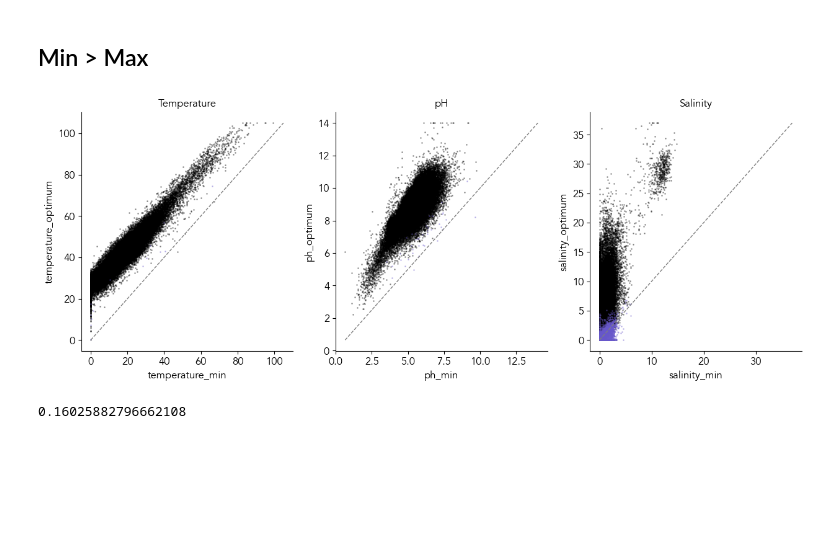
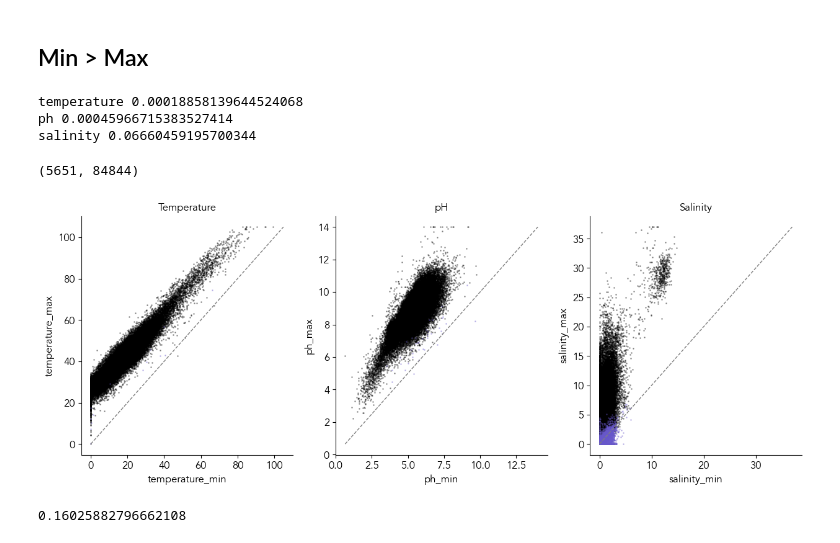
Before and after one commit to cultivarium/GenomeSPOT, a Jupyter notebook: notebooks/analyze_all_species.ipynb, the cells around one changed output. Drawn from its saved outputs; the diff is of its cells as text; code cells hidden in the pictures; blank space fills up the shorter version.

```diff
--- a/notebooks/analyze_all_species.ipynb
+++ b/notebooks/analyze_all_species.ipynb
@@ -206,7 +206,7 @@ df_features
 # df_features[[col for col in df_features.columns if col.startswith('all') and len(col.split('aa_')[-1]) != 2]].to_csv('gtdb_features_subset_20231203.tsv' , sep='\t')
 # %%
 # Optima
-
+from collections import defaultdict
 PATH_TO_PREDICTIONS = '/Users/tylerbarnum/cultivarium/external/gtdb/r214/predictions-v7'
 
 def oxygen_value_error_to_prob(value, error):
@@ -216,6 +216,9 @@ def oxygen_value_error_to_prob(value, error):
     else:
         probability = 1 - error
     return probability
+
+novel_for_target = defaultdict(list)
+
 
 sers = []
 for tsv in glob(f"{PATH_TO_PREDICTIONS}/*.predictions.tsv"):
@@ -229,6 +232,11 @@ for tsv in glob(f"{PATH_TO_PREDICTIONS}/*.predictions.tsv"):
         ser = ser.astype(float)
         ser.name = accession
         sers.append(ser)
+
+        for target in targets:
+            is_novel = dict(predictions_df.loc[:, 'is_novel']).get(target, False)
+            if is_novel is True:
+                novel_for_target[target].append(accession)
     except:
         pass
 
@@ -538,18 +581,20 @@ for data_df, label in zip(cultivation_datasets, cultivation_labels + cultivation
     is_low_temp = (data_df['temperature_optimum'] <= 10)
     is_mod_temp = (data_df['temperature_optimum'] >= 10) & (data_df['temperature_optimum'] < 45)
     is_high_temp = (data_df['temperature_optimum'] >= 45) & (data_df['temperature_optimum'] < 65)
+    is_any_high_temp = (data_df['temperature_optimum'] >= 45)
     is_extreme_temp = (data_df['temperature_optimum'] >= 65)
     is_low_salinity = (data_df['salinity_optimum'] < 5)
     is_mod_salinity = (data_df['salinity_optimum'] >= 5) & (data_df['salinity_optimum'] < 20)
     is_high_salinity = (data_df['salinity_optimum'] >= 20)
-    #is_above_median_cys = np.array([idx in genomes_above_median_cys for idx in data_df.index])
+    is_above_median_cys = np.array([idx in genomes_above_median_cys for idx in data_df.index])
     #any_extreme = (is_low_ph | is_high_ph | is_low_temp | is_high_temp | is_mod_salinity | is_high_salinity)
 
     n_genomes = len(data_df)
 
     data[label] = {
         'No Oxygen' : len(data_df[is_anoxic]) / np.sum(~data_df['oxygen'].isnull()),
-        #f"No Oxygen & Cys>{100*median_cysteine:.1f}%" : len(data_df[is_anoxic & is_above_median_cys]) / np.sum(~data_df['oxygen'].isnull() & is_anoxic),
+        f"No Oxygen & Cys>{100*median_cysteine:.1f}%" : len(data_df[is_anoxic & is_above_median_cys]) / np.sum(~data_df['oxygen'].isnull() & is_anoxic),
+        'Any high temp' : len(data_df[is_any_high_temp])/ np.sum(~data_df['temperature_optimum'].isnull()),
         'Temperature <10 C' : len(data_df[is_low_temp])/ np.sum(~data_df['temperature_optimum'].isnull()),
         'Temperature 10-45 C' : len(data_df[is_mod_temp])/ np.sum(~data_df['temperature_optimum'].isnull()),
         'Temperature 45-65C' :  len(data_df[is_high_temp])/ np.sum(~data_df['temperature_optimum'].isnull()),
@@ -892,25 +968,42 @@ level
 # %% [markdown]
 ## Min > Max
+# %%
+for n, condition in enumerate(['temperature', 'ph', 'salinity']):
+    ax = axes[n]
+    x = f'{condition}_min'
+    y = f'{condition}_max'
+    z = f'{condition}_optimum'
+
+    filter = (optima_df[z] > optima_df[y]) | (optima_df[x] > optima_df[y])
+    print(condition, np.sum(filter) / len(optima_df))
+# %% [output]
+temperature 0.00018858139644524068
+ph 0.00045966715383527414
+salinity 0.06660459195700344
+# %%
+np.sum(filter), len(optima_df)
+# %% [output]
+(5651, 84844)
 # %%
 fig, axes = plt.subplots(1,3, figsize=(15,5))
 
 for n, target_type in enumerate(['temperature', 'ph', 'salinity']):
     ax = axes[n]
     x = f'{target_type}_min'
     y = f'{target_type}_max'
     z = f'{target_type}_optimum'
 
     filter = optima_df[z] > optima_df[y]
     X = optima_df[x].values
     Y = optima_df[y].values
     ax.scatter(X[~filter], Y[~filter], s=1, alpha=0.3)
     ax.scatter(X[filter], Y[filter], s=1, alpha=0.3)
     ax.plot([X.min(), Y.max()], [X.min(), Y.max()], linestyle='--', color='gray')
     ax.set_title(plot_formats[target_type])
     ax.set_xlabel(x)
-    ax.set_ylabel(z)
+    ax.set_ylabel(y)
 # %% [output]
-[figure, old version]
+[figure, new version]
 # %%
 target_type = 'salinity'
 x = f'{target_type}_min'
```
Also changed, not shown: parts of 17 cells of this notebook, 21 other files.
